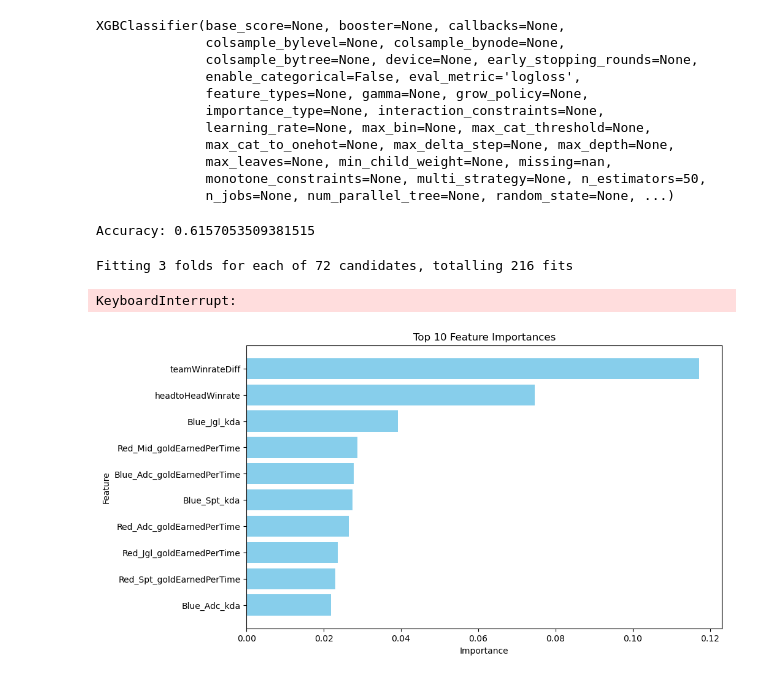
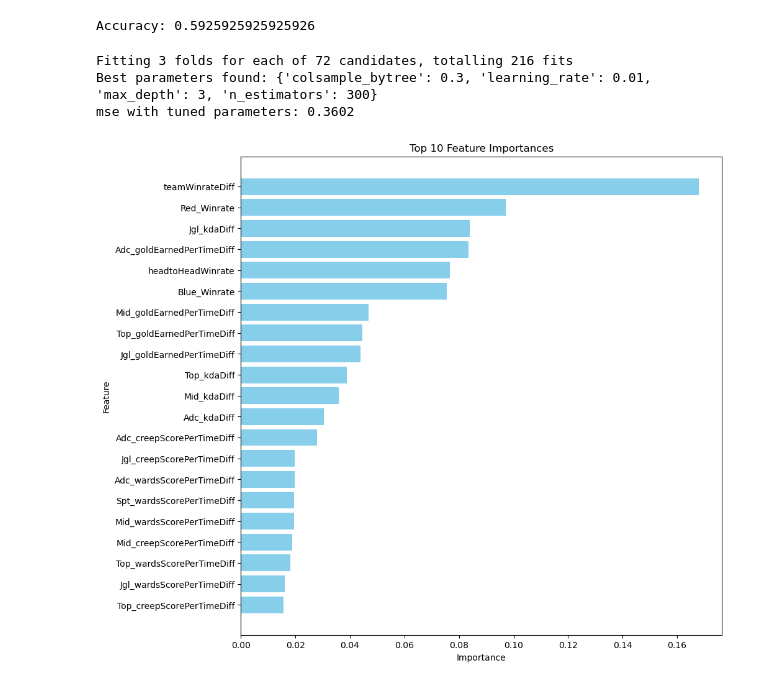
Before and after one commit to chlxogur/penta_kill_data_science, a Jupyter notebook: make_a_model.ipynb, the cells around one changed output. Cells and saved outputs as stored; diff of their text form; code cells hidden in the pictures.

```diff
--- a/make_a_model.ipynb
+++ b/make_a_model.ipynb
@@ -8,7 +8,7 @@ import matplotlib.pyplot as plt
 from sklearn.metrics import accuracy_score, mean_squared_error
 import numpy as np
 # %%
-dataset = pd.read_excel("../data/dataset_draft2.xlsx", index_col=0, dtype = {"gameId": "str"})
+dataset = pd.read_excel("../data/dataset_draft4_6.xlsx", index_col=0, dtype = {"gameId": "str"})
 dataset.info()
 # %% [output]
 <class 'pandas.core.frame.DataFrame'>
@@ -97,15 +96,8 @@ X_train, X_test, y_train, y_test = train_test_split(X, y, test_size=0.2, random_
 # %%
 model = xgb.XGBClassifier(use_label_encoder=False, eval_metric='logloss', n_estimators=50)
 model.fit(X_train, y_train)
+y_pred = model.predict(X_test)
+accuracy = accuracy_score(y_test, y_pred)
+print(f'Accuracy: {accuracy}')
 # %% [output]
-XGBClassifier(base_score=None, booster=None, callbacks=None,
-              colsample_bylevel=None, colsample_bynode=None,
-              colsample_bytree=None, device=None, early_stopping_rounds=None,
-              enable_categorical=False, eval_metric='logloss',
-              feature_types=None, gamma=None, grow_policy=None,
-              importance_type=None, interaction_constraints=None,
-              learning_rate=None, max_bin=None, max_cat_threshold=None,
-              max_cat_to_onehot=None, max_delta_step=None, max_depth=None,
-              max_leaves=None, min_child_weight=None, missing=nan,
-              monotone_constraints=None, multi_strategy=None, n_estimators=50,
-              n_jobs=None, num_parallel_tree=None, random_state=None, ...)
+Accuracy: 0.5925925925925926
@@ -114,8 +104,3 @@ y_pred = model.predict(X_test)
-# %%
-accuracy = accuracy_score(y_test, y_pred)
-print(f'Accuracy: {accuracy}')
-# %% [output]
-Accuracy: 0.6157053509381515
 # %%
 # 하이퍼파라미터 그리드 정의
 param_grid = {
@@ -149,20 +134,21 @@ mse_best = mean_squared_error(y_test, y_pred_best)
 print(f"mse with tuned parameters: {mse_best:.4f}")
 # %% [output]
 Fitting 3 folds for each of 72 candidates, totalling 216 fits
+Best parameters found: {'colsample_bytree': 0.3, 'learning_rate': 0.01, 'max_depth': 3, 'n_estimators': 300}
+mse with tuned parameters: 0.3602
-KeyboardInterrupt:
 # %%
 feature_importances = best_model.feature_importances_
 features = list(X.columns)
 importance_df = pd.DataFrame({'Feature': features, 'Importance': feature_importances})
 importance_df = importance_df.sort_values(by='Importance', ascending=False)
-top_10_features = importance_df.head(10)
+top_10_features = importance_df
 # %%
-plt.figure(figsize=(10, 6))
+plt.figure(figsize=(10, 10))
 plt.barh(top_10_features['Feature'], top_10_features['Importance'], color='skyblue')
 plt.xlabel('Importance')
 plt.ylabel('Feature')
 plt.title('Top 10 Feature Importances')
 plt.gca().invert_yaxis()
 plt.show()
 # %% [output]
-[figure, old version]
+[figure, new version]
```
Also changed, not shown: parts of 6 cells of this notebook, 3 other files.
